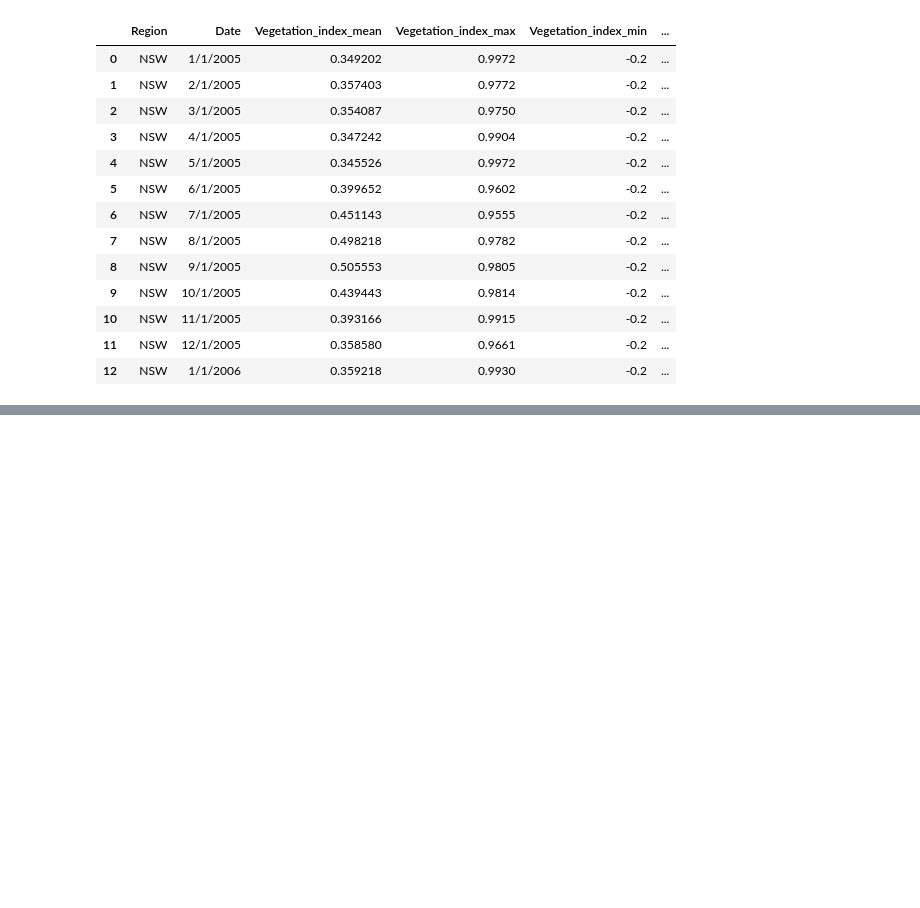
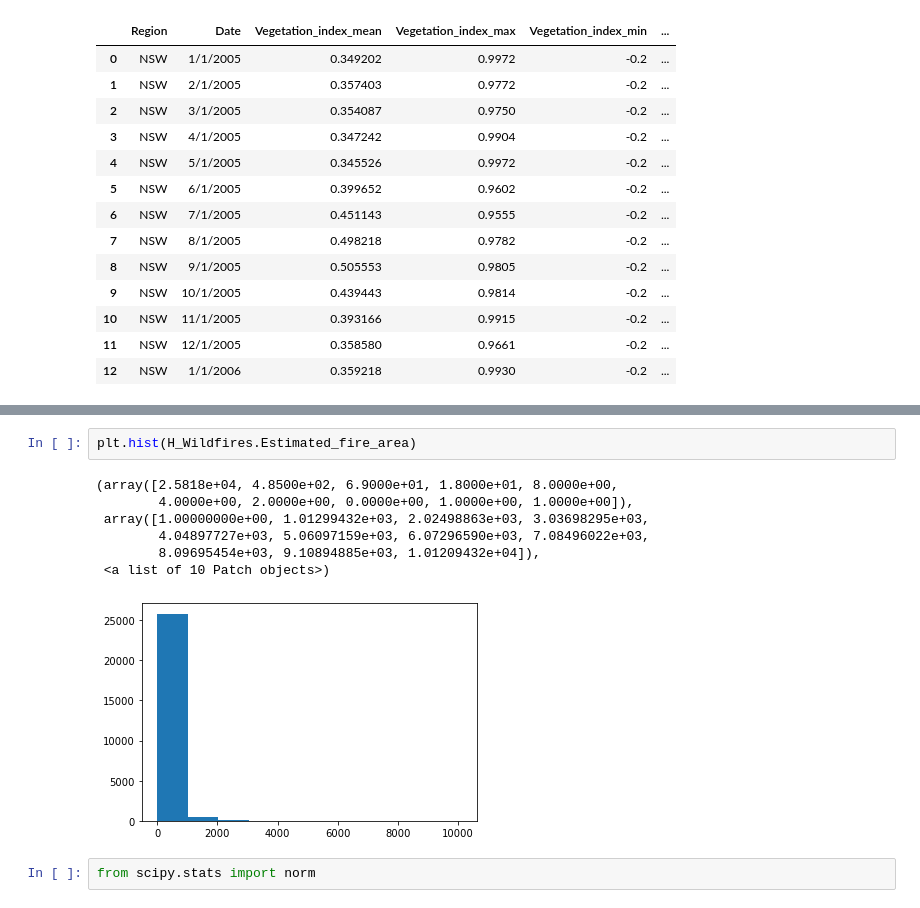
Before and after one commit to ccomkhj/Spot-Challenge-Wildfires, a Jupyter notebook: main/data_process.ipynb, the cells around one changed output, grey strips where cells are left out. Saved outputs shown, nothing was run; the diff lists cells and outputs as text; blank space fills up the shorter version.

```diff
--- a/main/data_process.ipynb
+++ b/main/data_process.ipynb
@@ -107,0 +132,12 @@ Vege.head(13)
+# %%
+plt.hist(H_Wildfires.Estimated_fire_area)
+# %% [output]
+(array([2.5818e+04, 4.8500e+02, 6.9000e+01, 1.8000e+01, 8.0000e+00,
+        4.0000e+00, 2.0000e+00, 0.0000e+00, 1.0000e+00, 1.0000e+00]),
+ array([1.00000000e+00, 1.01299432e+03, 2.02498863e+03, 3.03698295e+03,
+        4.04897727e+03, 5.06097159e+03, 6.07296590e+03, 7.08496022e+03,
+        8.09695454e+03, 9.10894885e+03, 1.01209432e+04]),
+ <a list of 10 Patch objects>)
+[figure, added]
+# %%
+from scipy.stats import norm
```
Also changed, not shown: parts of 7 cells of this notebook.
